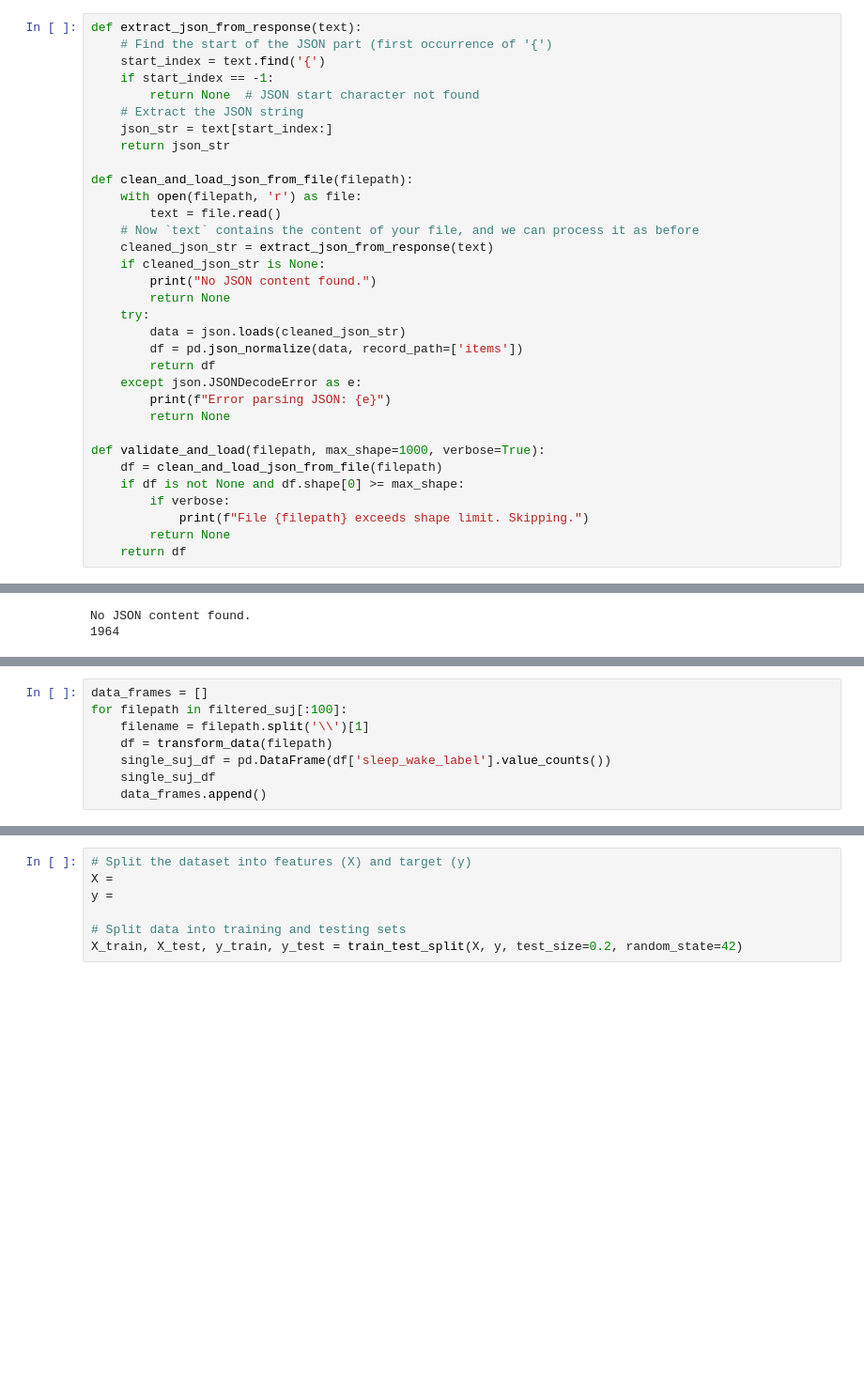
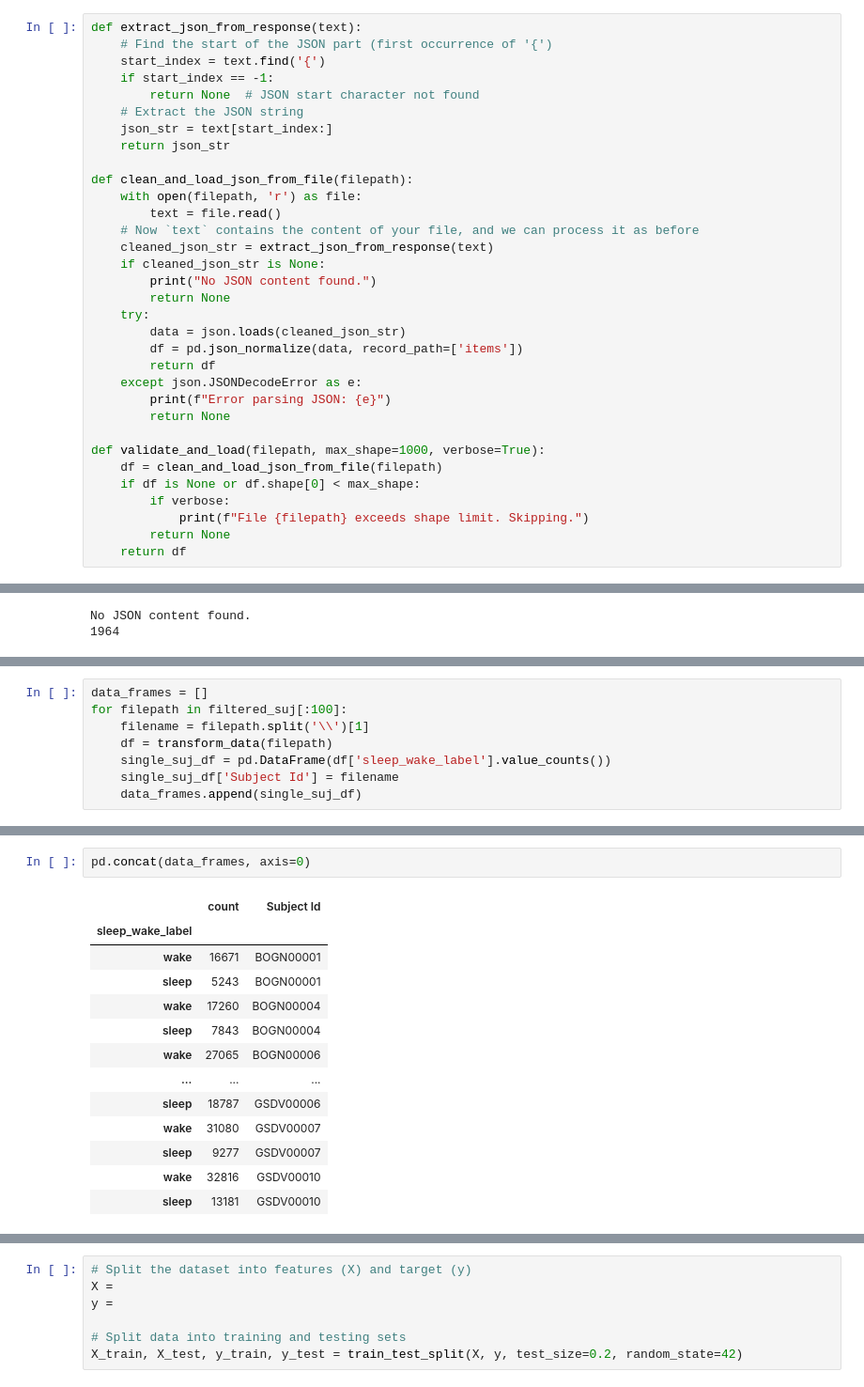
Before and after one commit to joakimawesome/Actigraphy-Self-Learning-Tutorial, a Jupyter notebook: notebooks/make_training_data.ipynb, the cells around one changed output, grey strips where cells are left out. Shown: that part at 94% size. Drawn from its saved outputs; the diff is of its cells as text; blank space fills up the shorter version.

```diff
--- a/notebooks/make_training_data.ipynb
+++ b/notebooks/make_training_data.ipynb
@@ -40,7 +40,7 @@ def clean_and_load_json_from_file(filepath):
 
 def validate_and_load(filepath, max_shape=1000, verbose=True):
     df = clean_and_load_json_from_file(filepath)
-    if df is not None and df.shape[0] >= max_shape:
+    if df is None or df.shape[0] < max_shape:
         if verbose:
             print(f"File {filepath} exceeds shape limit. Skipping.")
         return None
@@ -105,5 +109,5 @@ for filepath in filtered_suj[:100]:
     filename = filepath.split('\\')[1]
     df = transform_data(filepath)
     single_suj_df = pd.DataFrame(df['sleep_wake_label'].value_counts())
-    single_suj_df
-    data_frames.append()
+    single_suj_df['Subject Id'] = filename
+    data_frames.append(single_suj_df)
@@ -109,0 +125,16 @@ for filepath in filtered_suj[:100]:
+# %%
+pd.concat(data_frames, axis=0)
+# %% [output]
+|  | count | Subject Id |
+| sleep_wake_label |  |  |
+| wake | 16671 | BOGN00001 |
+| sleep | 5243 | BOGN00001 |
+| wake | 17260 | BOGN00004 |
+| sleep | 7843 | BOGN00004 |
+| wake | 27065 | BOGN00006 |
+| ... | ... | ... |
+| sleep | 18787 | GSDV00006 |
+| wake | 31080 | GSDV00007 |
+| sleep | 9277 | GSDV00007 |
+| wake | 32816 | GSDV00010 |
+| sleep | 13181 | GSDV00010 |
```
Also changed, not shown: parts of 4 cells of this notebook.
